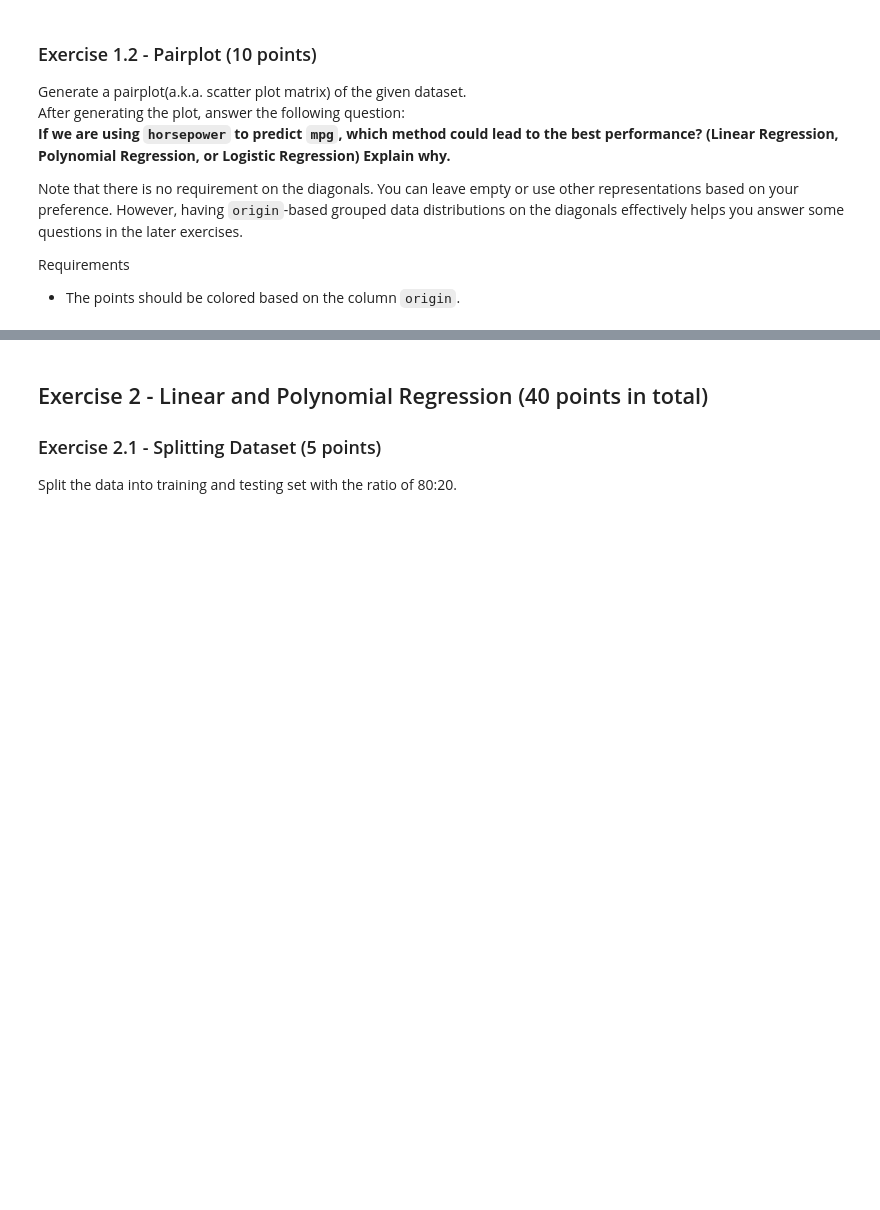
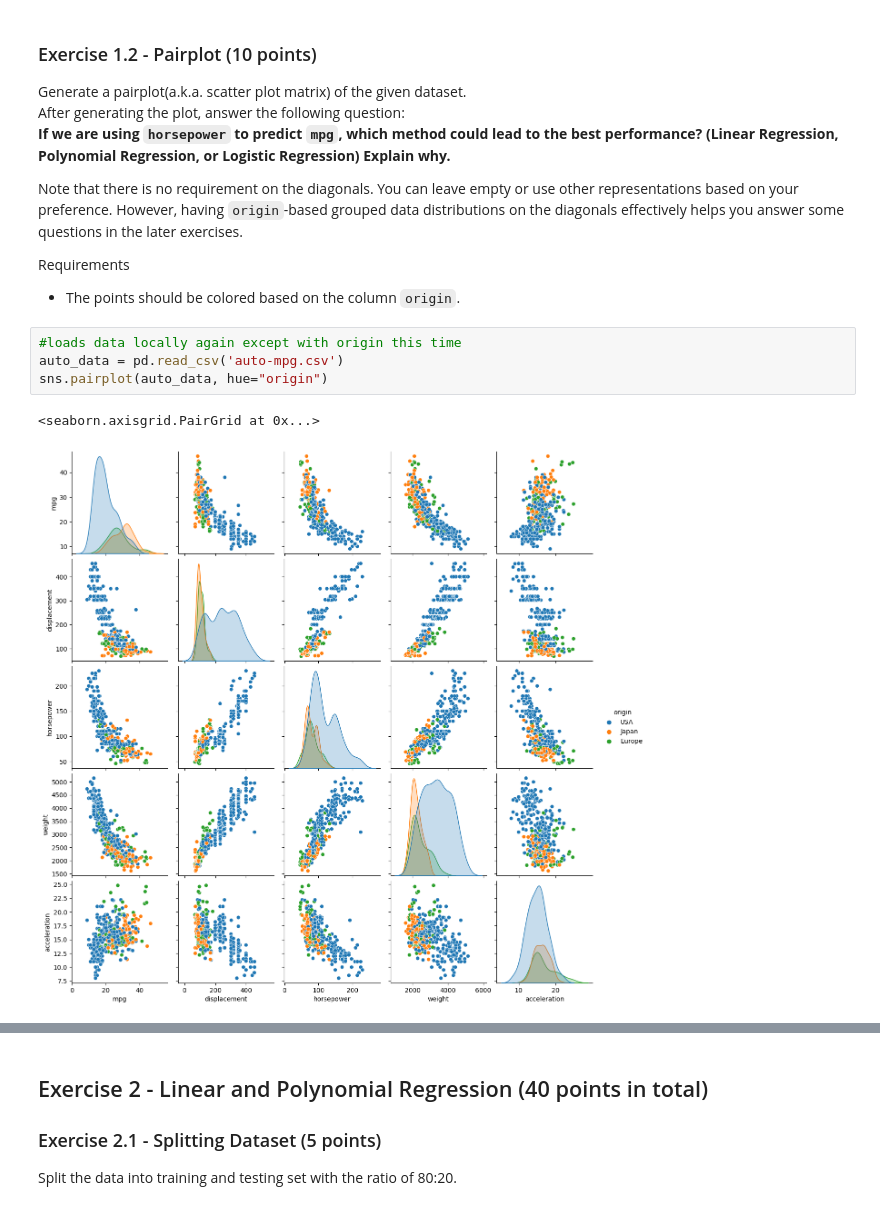
Before and after one commit to mhelkey/ecs171, a Jupyter notebook: hwk1/HW1.ipynb, the cells around one changed output, grey strips where cells are left out. Saved outputs shown, nothing was run; the diff lists cells and outputs as text; blank space fills up the shorter version.

```diff
--- a/hwk1/HW1.ipynb
+++ b/hwk1/HW1.ipynb
@@ -67,3 +67,10 @@ Note that there is no requirement on the diagonals. You can leave empty or use o
 
 Requirements
  - The points should be colored based on the column ``origin``.
+# %%
+#loads data locally again except with origin this time
+auto_data = pd.read_csv('auto-mpg.csv')
+sns.pairplot(auto_data, hue="origin")
+# %% [output]
+<seaborn.axisgrid.PairGrid at 0x...>
+[figure, added]
```
Also changed, not shown: parts of 3 cells of this notebook.
